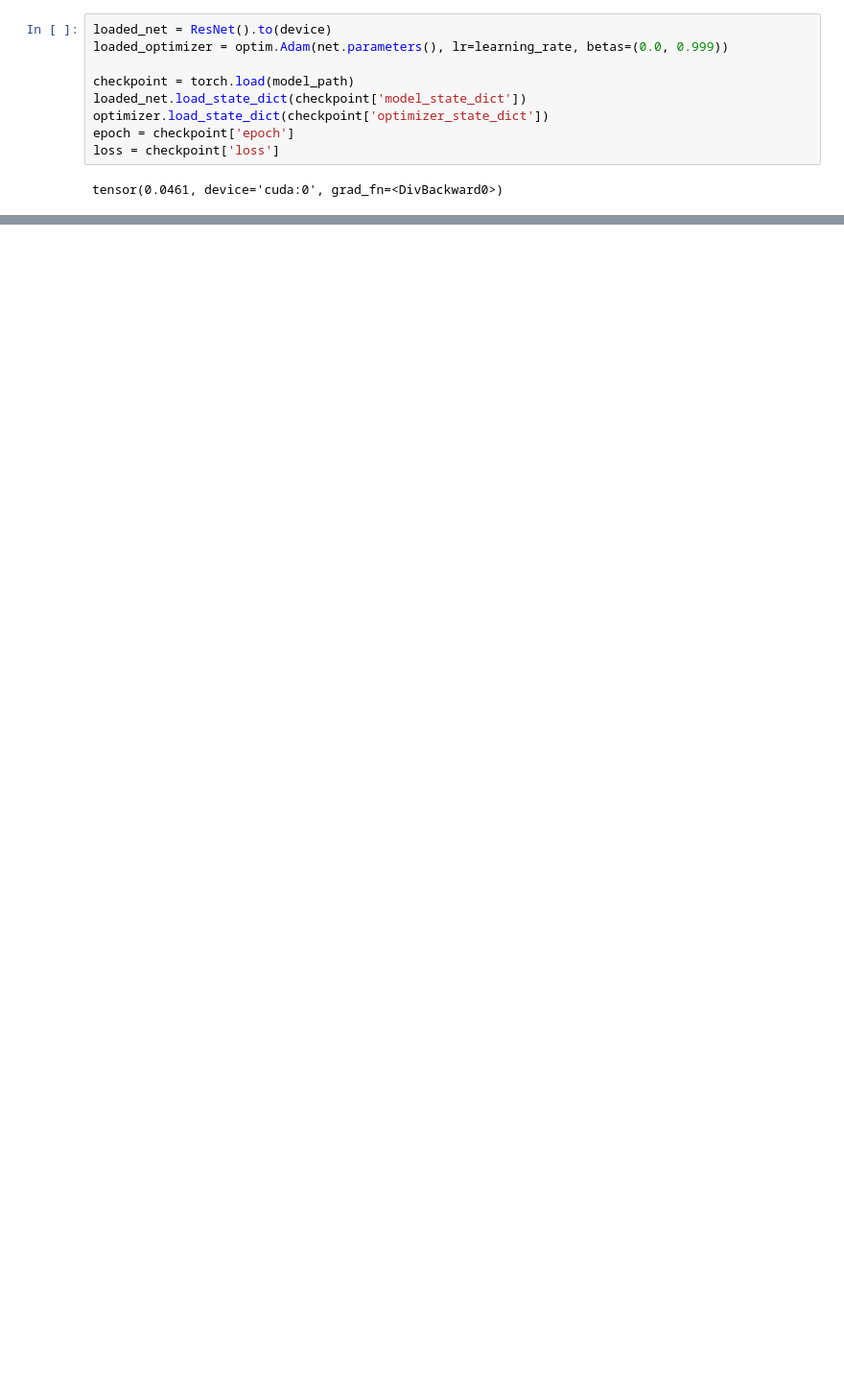
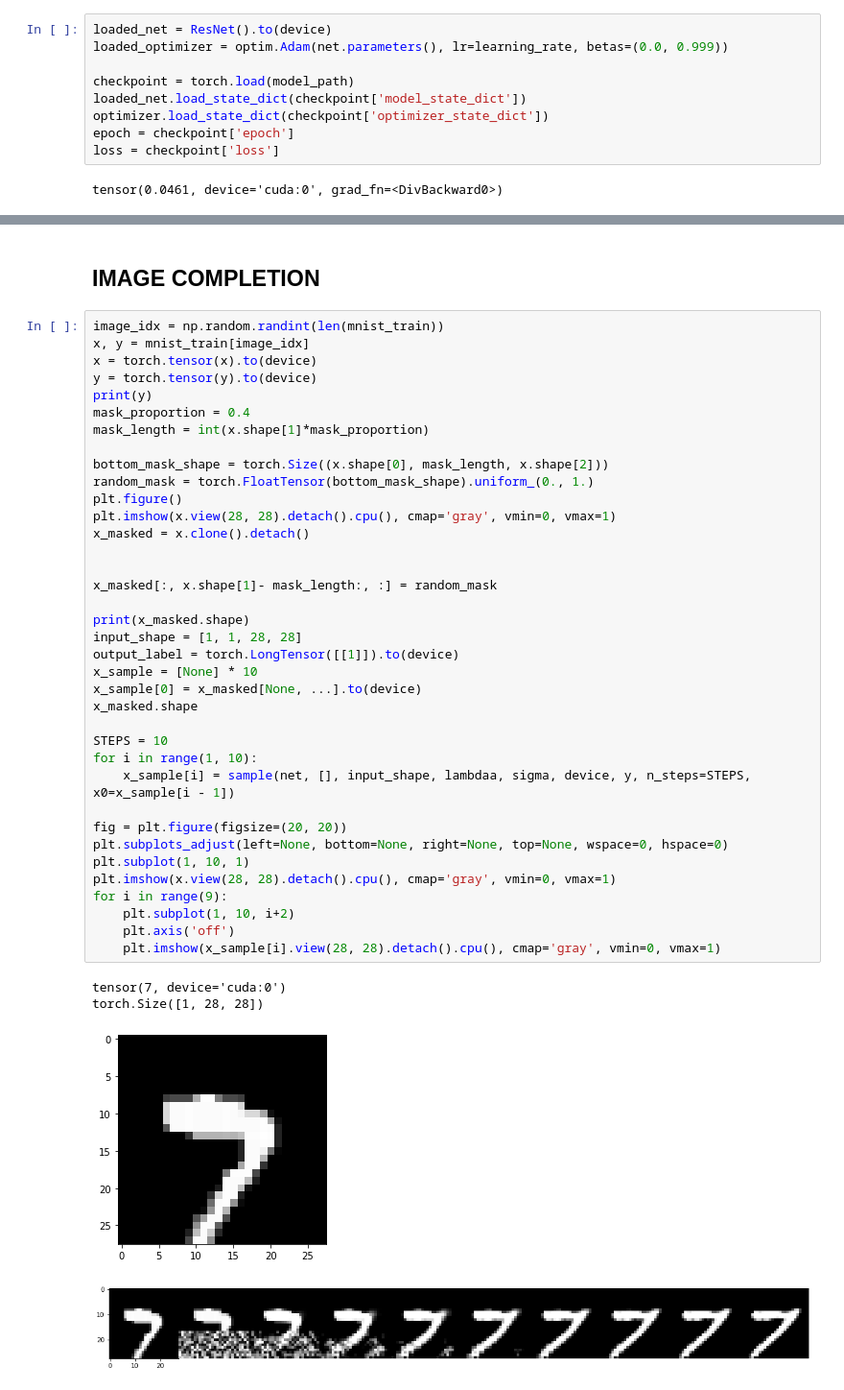
Before and after one commit to mshakerinava/IFT6269-A20-proj6, a Jupyter notebook: ift_project.ipynb, the cells around one changed output, grey strips where cells are left out. Shown: that part at 96% size. Saved outputs shown, nothing was run; the diff lists cells and outputs as text; blank space fills up the shorter version.

```diff
--- a/ift_project.ipynb
+++ b/ift_project.ipynb
@@ -305,0 +332,44 @@ fig.savefig('ebm_mnist_v02.png', bbox_inches='tight', dpi=300)
+# %% [markdown]
+## **IMAGE COMPLETION**
+# %%
+image_idx = np.random.randint(len(mnist_train))
+x, y = mnist_train[image_idx]
+x = torch.tensor(x).to(device)
+y = torch.tensor(y).to(device)
+print(y)
+mask_proportion = 0.4
+mask_length = int(x.shape[1]*mask_proportion)
+
+bottom_mask_shape = torch.Size((x.shape[0], mask_length, x.shape[2]))
+random_mask = torch.FloatTensor(bottom_mask_shape).uniform_(0., 1.)
+plt.figure()
+plt.imshow(x.view(28, 28).detach().cpu(), cmap='gray', vmin=0, vmax=1)
+x_masked = x.clone().detach()
+
+
+x_masked[:, x.shape[1]- mask_length:, :] = random_mask
+
+print(x_masked.shape)
+input_shape = [1, 1, 28, 28]
+output_label = torch.LongTensor([[1]]).to(device)
+x_sample = [None] * 10
+x_sample[0] = x_masked[None, ...].to(device)
+x_masked.shape
+
+STEPS = 10
+for i in range(1, 10):
+    x_sample[i] = sample(net, [], input_shape, lambdaa, sigma, device, y, n_steps=STEPS, x0=x_sample[i - 1])
+
+fig = plt.figure(figsize=(20, 20))
+plt.subplots_adjust(left=None, bottom=None, right=None, top=None, wspace=0, hspace=0)
+plt.subplot(1, 10, 1)
+plt.imshow(x.view(28, 28).detach().cpu(), cmap='gray', vmin=0, vmax=1)
+for i in range(9):
+    plt.subplot(1, 10, i+2)
+    plt.axis('off')
+    plt.imshow(x_sample[i].view(28, 28).detach().cpu(), cmap='gray', vmin=0, vmax=1)
+# %% [output]
+tensor(7, device='cuda:0')
+torch.Size([1, 28, 28])
+[figure, added]
+[figure, added]
```
Also changed, not shown: parts of 13 cells of this notebook.
